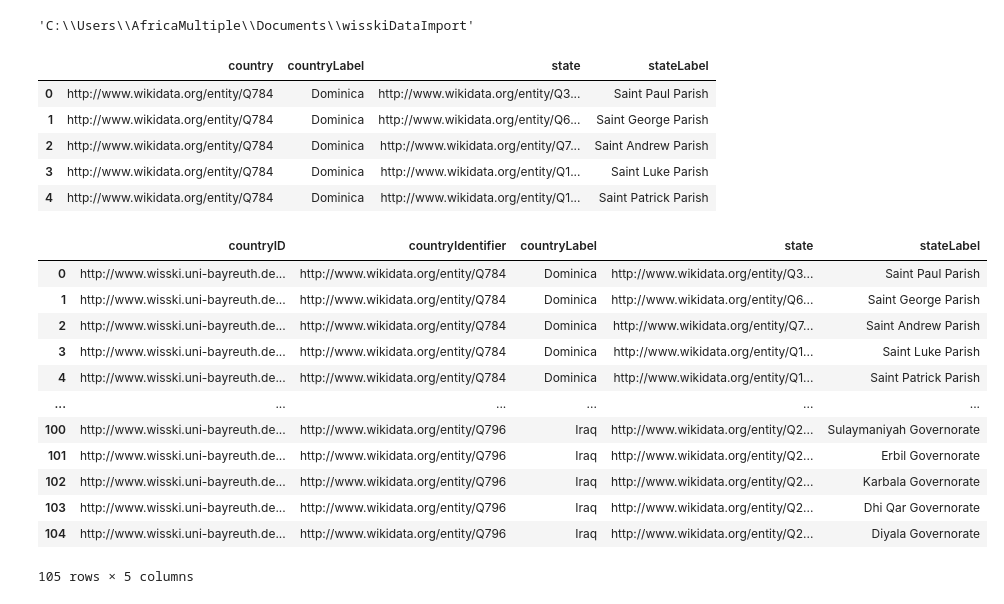
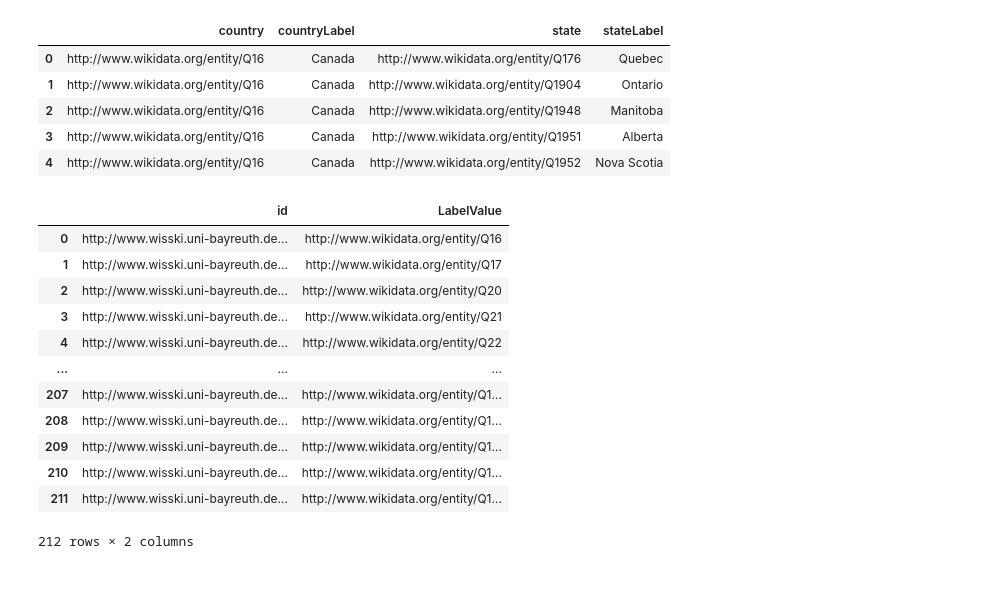
Before and after one commit to AM-Digital-Research-Environment/WissKICV, a Jupyter notebook: vocabs/GeoLoc_Region.ipynb, the cells around one changed output. Saved outputs shown, nothing was run; the diff lists cells and outputs as text; code cells hidden in the pictures.

```diff
--- a/vocabs/GeoLoc_Region.ipynb
+++ b/vocabs/GeoLoc_Region.ipynb
@@ -1,7 +1 @@
-# %%
-import os
-os.chdir("C:\\Users\\AfricaMultiple\\Documents\\wisskiDataImport")
-os.getcwd()
-# %% [output]
-'C:\\Users\\AfricaMultiple\\Documents\\wisskiDataImport'
 # %%
@@ -17,30 +10,27 @@ api.pathbuilders = ['amo_ecrm__v01_dev_pb']
 # %%
-df = pd.read_excel(r"C:\Users\AfricaMultiple\Filr\Net Folders\Group\ug_amds\20 WissKI\WissKI_89\geoloc_query_results.xlsx")
-df = df.loc[df['countryLabel'].isin(['Dominica', 'Dominican Republic', 'El Salvador', 'Iran', 'Iraq'])].reset_index(drop=True)
-df.head()
+geoloc = pd.read_csv(r"GeoQuery.csv")
+geoloc.head()
 # %% [output]
 |  | country | countryLabel | state | stateLabel |
-| 0 | http://www.wikidata.org/entity/Q784 | Dominica | http://www.wikidata.org/entity/Q3... | Saint Paul Parish |
-| 1 | http://www.wikidata.org/entity/Q784 | Dominica | http://www.wikidata.org/entity/Q6... | Saint George Parish |
-| 2 | http://www.wikidata.org/entity/Q784 | Dominica | http://www.wikidata.org/entity/Q7... | Saint Andrew Parish |
-| 3 | http://www.wikidata.org/entity/Q784 | Dominica | http://www.wikidata.org/entity/Q1... | Saint Luke Parish |
-| 4 | http://www.wikidata.org/entity/Q784 | Dominica | http://www.wikidata.org/entity/Q1... | Saint Patrick Parish |
+| 0 | http://www.wikidata.org/entity/Q16 | Canada | http://www.wikidata.org/entity/Q176 | Quebec |
+| 1 | http://www.wikidata.org/entity/Q16 | Canada | http://www.wikidata.org/entity/Q1904 | Ontario |
+| 2 | http://www.wikidata.org/entity/Q16 | Canada | http://www.wikidata.org/entity/Q1948 | Manitoba |
+| 3 | http://www.wikidata.org/entity/Q16 | Canada | http://www.wikidata.org/entity/Q1951 | Alberta |
+| 4 | http://www.wikidata.org/entity/Q16 | Canada | http://www.wikidata.org/entity/Q1952 | Nova Scotia |
 # %%
-df1 = pd.read_csv(r"C:\Users\AfricaMultiple\Filr\Net Folders\Group\ug_amds\20 WissKI\WissKI_89\System_GeoCountry_Dump.csv")
-fdf = df1.merge(df, left_on="countryIdentifier", right_on="country").drop(columns=['countryName','country'])
-fdf = fdf.loc[pd.isna(fdf['stateLabel']) == False].reset_index(drop=True)
-fdf
+df = pd.read_csv(r"CountryList.csv")
+df
 # %% [output]
-|  | countryID | countryIdentifier | countryLabel | state | stateLabel |
-| 0 | http://www.wisski.uni-bayreuth.de... | http://www.wikidata.org/entity/Q784 | Dominica | http://www.wikidata.org/entity/Q3... | Saint Paul Parish |
-| 1 | http://www.wisski.uni-bayreuth.de... | http://www.wikidata.org/entity/Q784 | Dominica | http://www.wikidata.org/entity/Q6... | Saint George Parish |
-| 2 | http://www.wisski.uni-bayreuth.de... | http://www.wikidata.org/entity/Q784 | Dominica | http://www.wikidata.org/entity/Q7... | Saint Andrew Parish |
-| 3 | http://www.wisski.uni-bayreuth.de... | http://www.wikidata.org/entity/Q784 | Dominica | http://www.wikidata.org/entity/Q1... | Saint Luke Parish |
-| 4 | http://www.wisski.uni-bayreuth.de... | http://www.wikidata.org/entity/Q784 | Dominica | http://www.wikidata.org/entity/Q1... | Saint Patrick Parish |
-| ... | ... | ... | ... | ... | ... |
-| 100 | http://www.wisski.uni-bayreuth.de... | http://www.wikidata.org/entity/Q796 | Iraq | http://www.wikidata.org/entity/Q2... | Sulaymaniyah Governorate |
-| 101 | http://www.wisski.uni-bayreuth.de... | http://www.wikidata.org/entity/Q796 | Iraq | http://www.wikidata.org/entity/Q2... | Erbil Governorate |
-| 102 | http://www.wisski.uni-bayreuth.de... | http://www.wikidata.org/entity/Q796 | Iraq | http://www.wikidata.org/entity/Q2... | Karbala Governorate |
-| 103 | http://www.wisski.uni-bayreuth.de... | http://www.wikidata.org/entity/Q796 | Iraq | http://www.wikidata.org/entity/Q2... | Dhi Qar Governorate |
-| 104 | http://www.wisski.uni-bayreuth.de... | http://www.wikidata.org/entity/Q796 | Iraq | http://www.wikidata.org/entity/Q2... | Diyala Governorate |
+|  | id | LabelValue |
+| 0 | http://www.wisski.uni-bayreuth.de... | http://www.wikidata.org/entity/Q16 |
+| 1 | http://www.wisski.uni-bayreuth.de... | http://www.wikidata.org/entity/Q17 |
+| 2 | http://www.wisski.uni-bayreuth.de... | http://www.wikidata.org/entity/Q20 |
+| 3 | http://www.wisski.uni-bayreuth.de... | http://www.wikidata.org/entity/Q21 |
+| 4 | http://www.wisski.uni-bayreuth.de... | http://www.wikidata.org/entity/Q22 |
+| ... | ... | ... |
+| 207 | http://www.wisski.uni-bayreuth.de... | http://www.wikidata.org/entity/Q1... |
+| 208 | http://www.wisski.uni-bayreuth.de... | http://www.wikidata.org/entity/Q1... |
+| 209 | http://www.wisski.uni-bayreuth.de... | http://www.wikidata.org/entity/Q1... |
+| 210 | http://www.wisski.uni-bayreuth.de... | http://www.wikidata.org/entity/Q1... |
+| 211 | http://www.wisski.uni-bayreuth.de... | http://www.wikidata.org/entity/Q1... |
-105 rows × 5 columns
+212 rows × 2 columns
```
Also changed, not shown: parts of 7 cells of this notebook, 8 other files.
